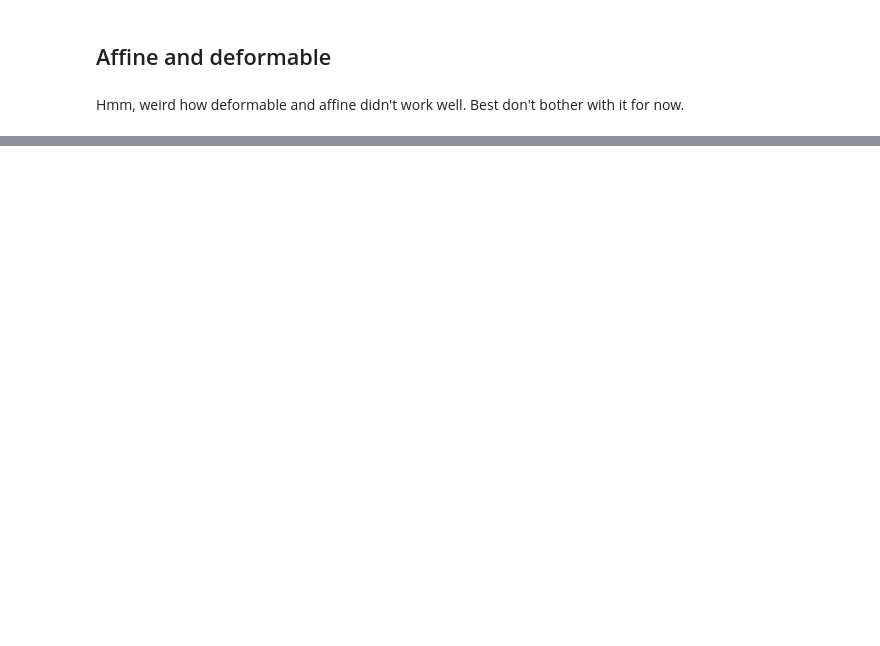
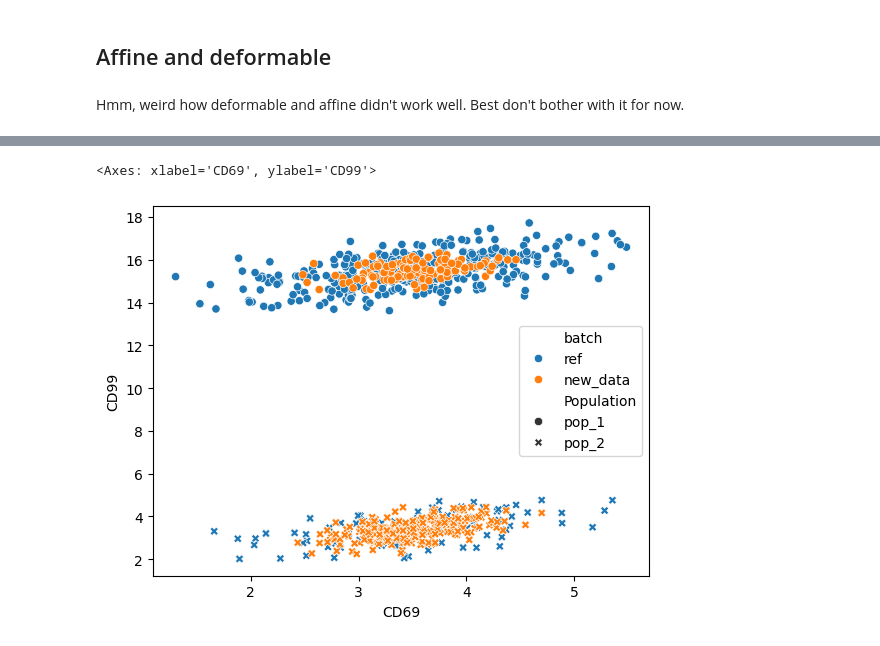
Before and after one commit to ghar1821/soulcap_bioinformatics, a Jupyter notebook: scripts/framework_prototype_v2.ipynb, the cells around one changed output, grey strips where cells are left out. Cells and saved outputs as stored; diff of their text form; code cells hidden in the pictures; blank space fills up the shorter version.

```diff
--- a/scripts/framework_prototype_v2.ipynb
+++ b/scripts/framework_prototype_v2.ipynb
@@ -494,0 +637,22 @@ Hmm, weird how deformable and affine didn't work well. Best don't bother with it
+# %%
+neigh = KNeighborsClassifier(n_neighbors=1)
+neigh.fit(
+    ref_set_points_df[['CD69', 'CD99']].to_numpy(),
+    ref_set_points_df['Population'].to_numpy()
+)
+
+pred_labels = neigh.predict(new_dat_set_points_df[['CD69', 'CD99']].to_numpy())
+new_dat_set_points_df.loc[:, 'Population'] = pred_labels
+# %%
+all_df = pd.concat([ref_set_points_df, new_dat_set_points_df])
+
+sns.scatterplot(
+    data = all_df,
+    x = 'CD69',
+    y = 'CD99',
+    hue='batch',
+    style = 'Population'
+)
+# %% [output]
+<Axes: xlabel='CD69', ylabel='CD99'>
+[figure, added]
```
Also changed, not shown: parts of 30 cells of this notebook.
